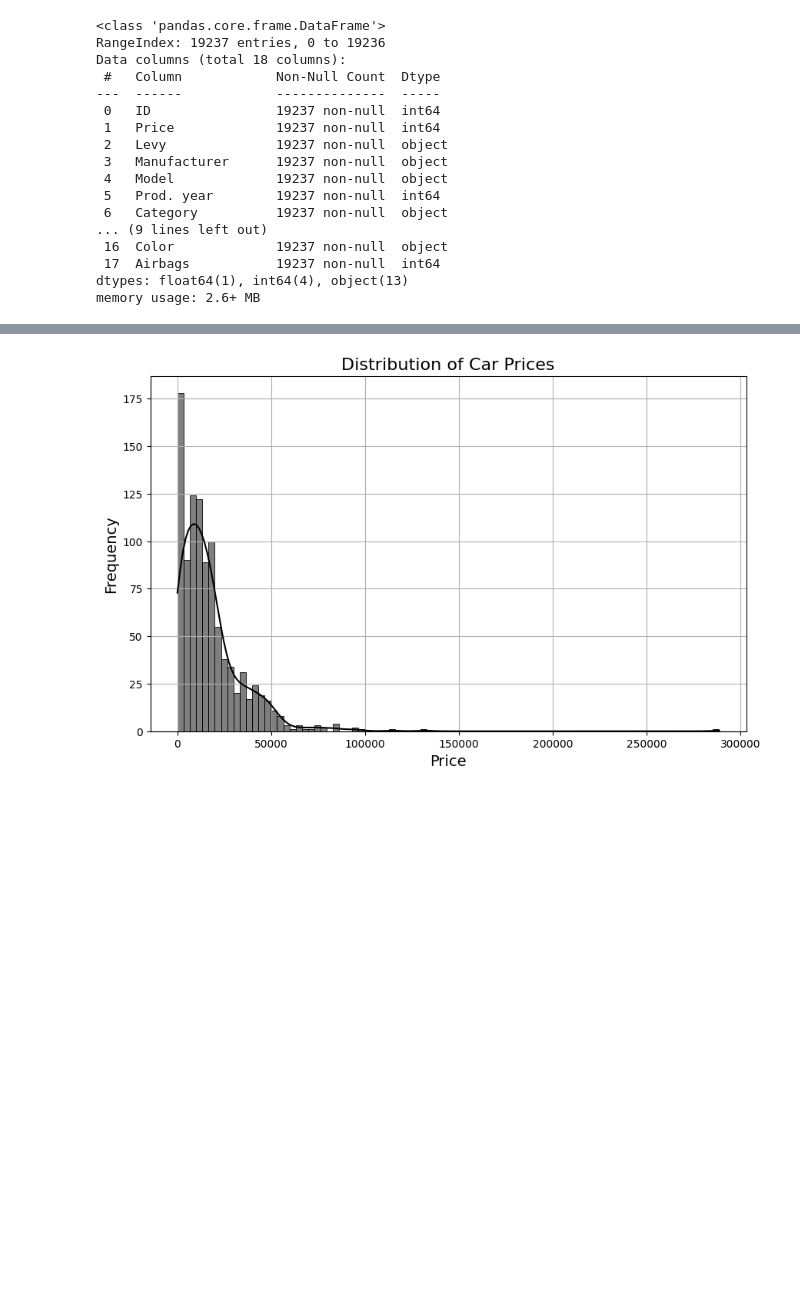
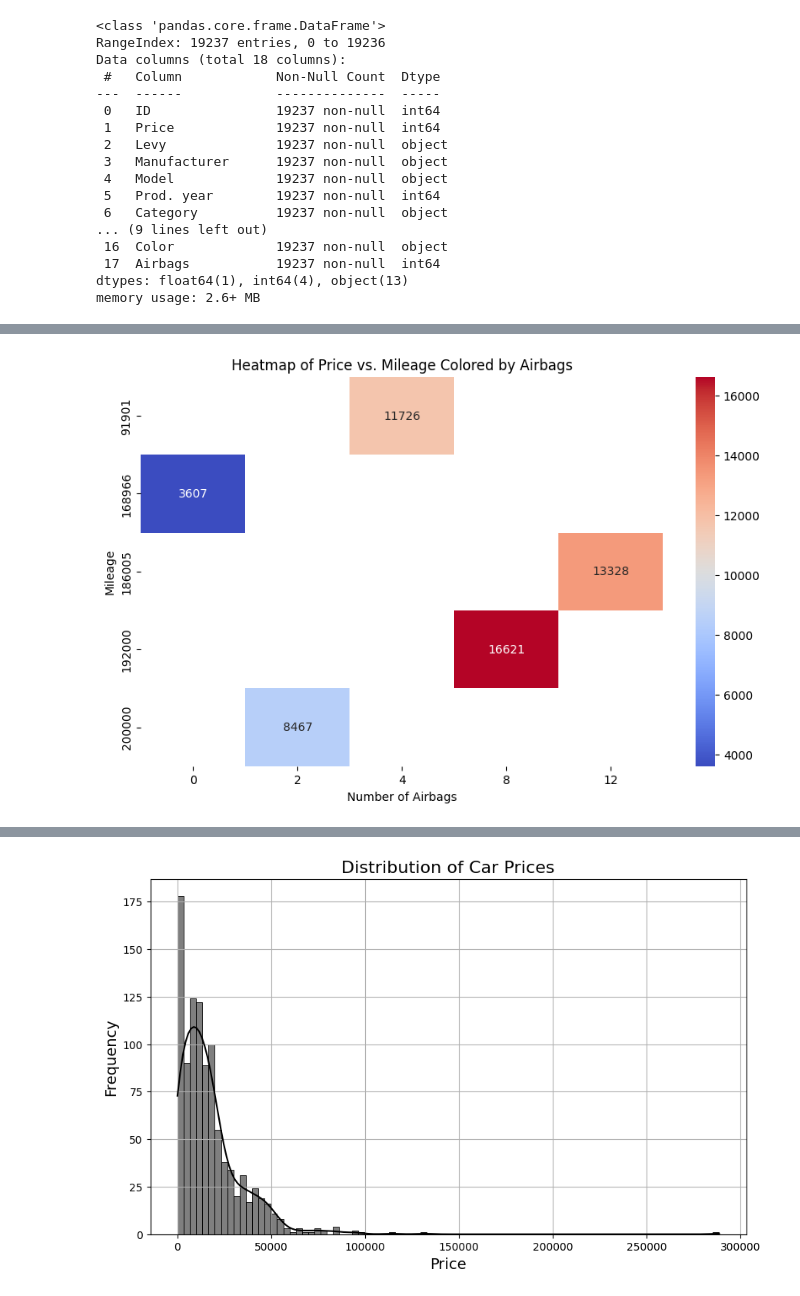
Before and after one commit to AliHShahid/CarPricePrediction, a Jupyter notebook: car-price-prediction.ipynb, the cells around one changed output, grey strips where cells are left out. Cells and saved outputs as stored; diff of their text form; code cells hidden in the pictures; blank space fills up the shorter version.

```diff
--- a/car-price-prediction.ipynb
+++ b/car-price-prediction.ipynb
@@ -58,0 +147,24 @@ memory usage: 2.6+ MB
+# %%
+import pandas as pd
+import seaborn as sns
+import matplotlib.pyplot as plt
+
+# Sample data
+data = {
+    'Price': [13328, 16621, 8467, 3607, 11726],
+    'Mileage': [186005, 192000, 200000, 168966, 91901],
+    'Airbags': [12, 8, 2, 0, 4]
+}
+
+df = pd.DataFrame(data)
+
+# Create a heatmap
+plt.figure(figsize=(10, 6))
+heatmap_data = df.pivot_table(values='Price', index='Mileage', columns='Airbags', aggfunc='mean')
+sns.heatmap(heatmap_data, cmap='coolwarm', annot=True, fmt=".0f")
+plt.title('Heatmap of Price vs. Mileage Colored by Airbags')
+plt.xlabel('Number of Airbags')
+plt.ylabel('Mileage')
+plt.show()
+# %% [output]
+[figure, added]
```
Also changed, not shown: parts of 30 cells of this notebook.
